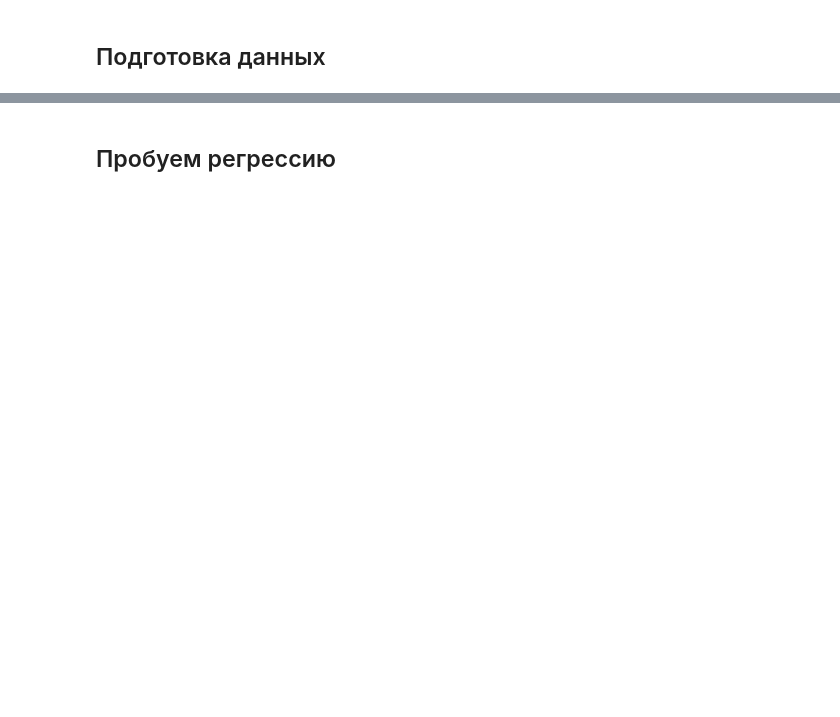
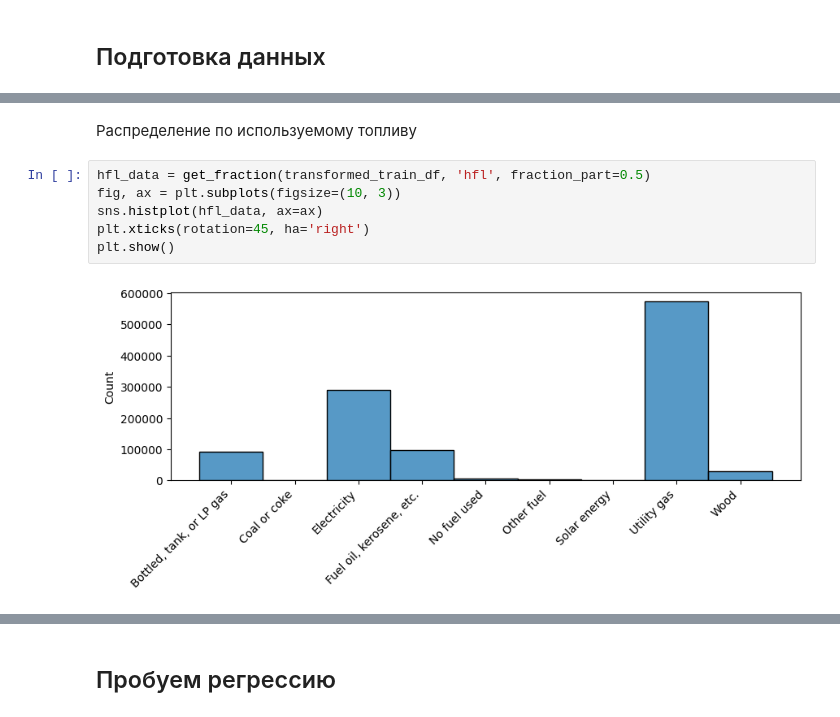
Before and after one commit to DartVart/lr_spark, a Jupyter notebook: example/using_linear_regression.ipynb, the cells around one changed output, grey strips where cells are left out. Cells and saved outputs as stored; diff of their text form; blank space fills up the shorter version.

```diff
--- a/example/using_linear_regression.ipynb
+++ b/example/using_linear_regression.ipynb
@@ -127,0 +274,10 @@ raise NotImplementedError(':(')
+# %% [markdown]
+Распределение по используемому топливу
+# %%
+hfl_data = get_fraction(transformed_train_df, 'hfl', fraction_part=0.5)
+fig, ax = plt.subplots(figsize=(10, 3))
+sns.histplot(hfl_data, ax=ax)
+plt.xticks(rotation=45, ha='right')
+plt.show()
+# %% [output]
+[figure, added]
```
Also changed, not shown: parts of 87 cells of this notebook, 2 other files.
